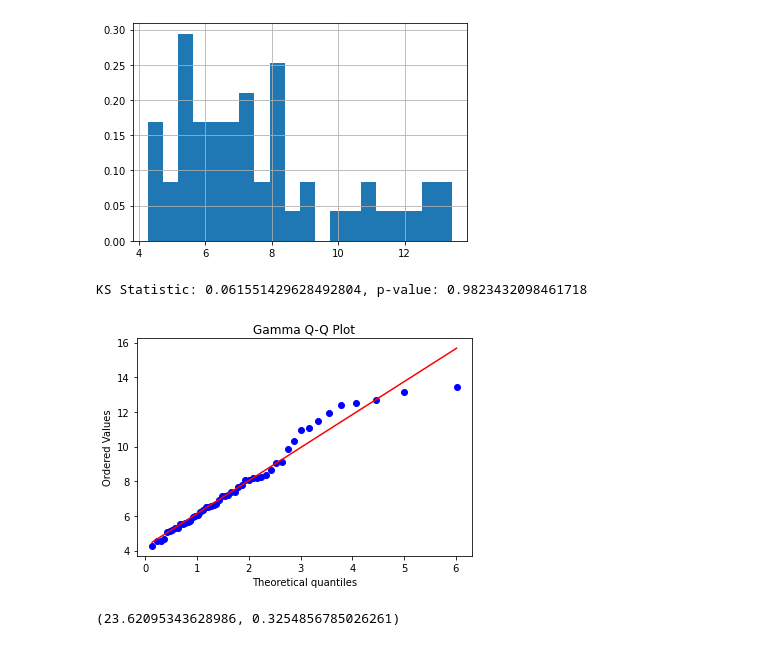
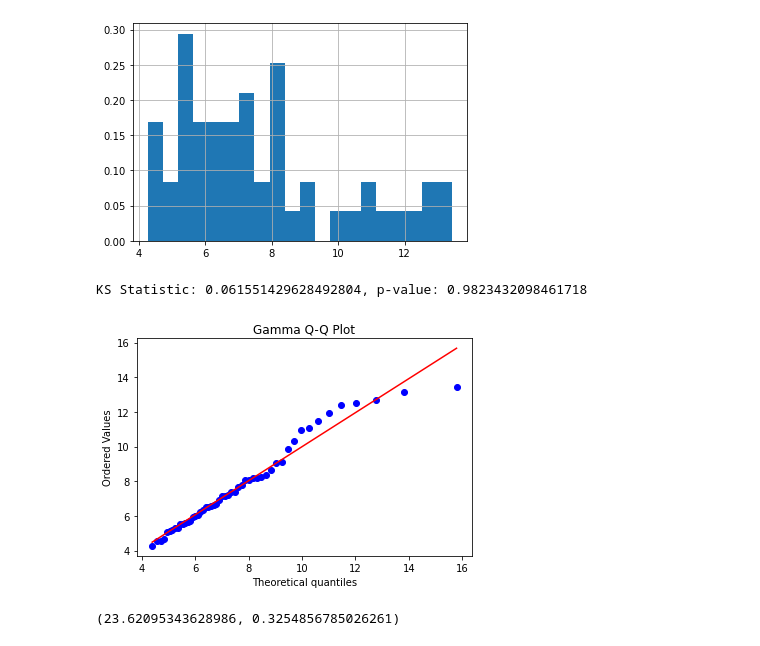
Before and after one commit to INFO6150-DataScience/wildfire-analytics-modelling, a Jupyter notebook: Wildfire_Analytics_Modeling.ipynb, the cells around one changed output. Saved outputs shown, nothing was run; the diff lists cells and outputs as text; code cells hidden in the pictures.

```diff
--- a/Wildfire_Analytics_Modeling.ipynb
+++ b/Wildfire_Analytics_Modeling.ipynb
@@ -212,25 +230,25 @@ filtered_df.Avg_Weekly_Area_Burnt.hist(density=True, bins=20)
 # %% [output]
 <AxesSubplot:>
 [figure]
-# %%
-params = stats.gamma.fit(filtered_df.Avg_Weekly_Area_Burnt)
-norm_dist_fitted = stats.gamma(*params)
-D, p = stats.kstest(filtered_df.Avg_Weekly_Area_Burnt, norm_dist_fitted.cdf)
-
-print(f"KS Statistic: {D}, p-value: {p}")
-# Gamma: KS Statistic: 0.061551429628492804, p-value: 0.9823432098461718
-# norm: KS Statistic: 0.12702982139109276, p-value: 0.3417923770028968
-# %% [output]
-KS Statistic: 0.061551429628492804, p-value: 0.9823432098461718
-# %%
-# Quantitile plot
-
-
-stats.probplot(filtered_df.Avg_Weekly_Area_Burnt, dist="gamma", sparams=(a,), plot=plt)
-plt.title('Gamma Q-Q Plot')
-plt.show()
-# %% [output]
-[figure, removed]
+# %%
+params = stats.gamma.fit(filtered_df.Avg_Weekly_Area_Burnt)
+gamma_dist_fitted = stats.gamma(*params)
+D, p = stats.kstest(filtered_df.Avg_Weekly_Area_Burnt, gamma_dist_fitted.cdf)
+
+print(f"KS Statistic: {D}, p-value: {p}")
+# Gamma: KS Statistic: 0.061551429628492804, p-value: 0.9823432098461718
+# norm: KS Statistic: 0.12702982139109276, p-value: 0.3417923770028968
+# %% [output]
+KS Statistic: 0.061551429628492804, p-value: 0.9823432098461718
+# %%
+# Quantitile plot
+
+
+stats.probplot(filtered_df.Avg_Weekly_Area_Burnt, dist="gamma", sparams=params, plot=plt)
+plt.title('Gamma Q-Q Plot')
+plt.show()
+# %% [output]
+[figure, added]
 # %%
 #per year  the prob of avg area burning btw (200-250) hectre is <0.002, (80,120)>0.004
 # means that in 'y' year in 'x' week prob of avg area burning btw (200-250) is <0.002, (80,120)>0.004
```
Also changed, not shown: parts of 34 cells of this notebook.
